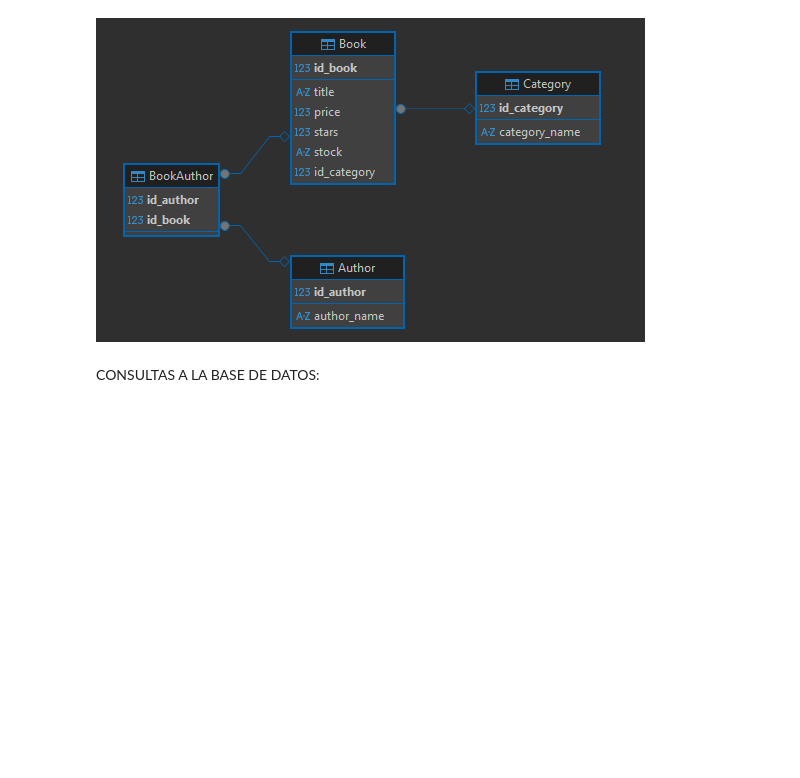
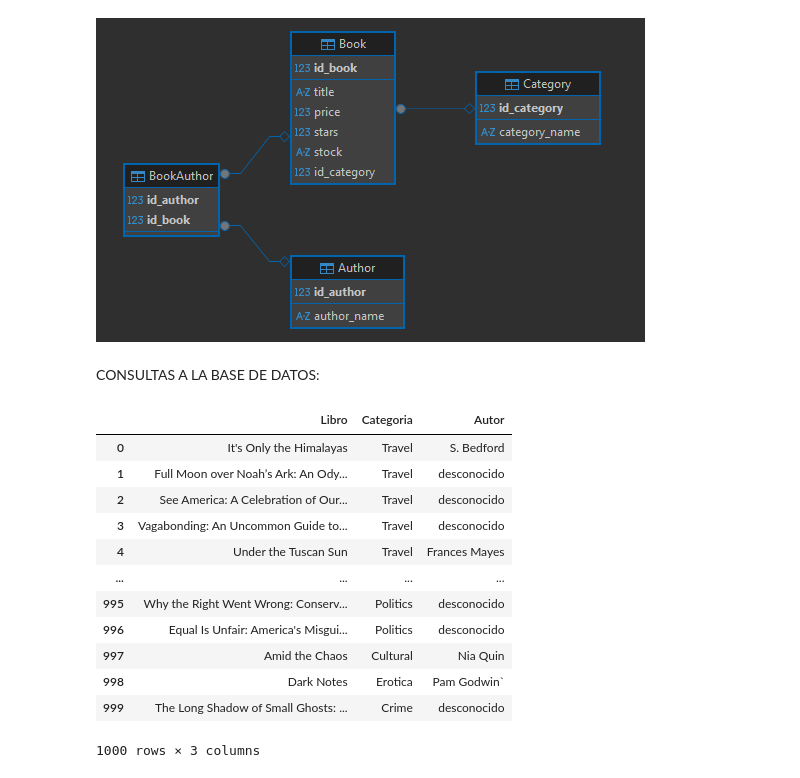
Before and after one commit to SadCloud03/Scraper_proyect, a Jupyter notebook: Scraper.ipynb, the cells around one changed output. Drawn from its saved outputs; the diff is of its cells as text; code cells hidden in the pictures; blank space fills up the shorter version.

```diff
--- a/Scraper.ipynb
+++ b/Scraper.ipynb
@@ -247,28 +245,41 @@ CONSULTAS A LA BASE DE DATOS:
 # %%
 # ----- CONSULTAS 1 (Listar todos los libros con su categoria y autor) ------
 import sqlite3
+import pandas as pd
 
 conexion = sqlite3.connect('Books_to_scrape.db')
-cursor = conexion.cursor()
 
-cursor.execute("""
+
+query = ("""
 SELECT
     Book.title AS Libro,
     Category.category_name AS Categoria,
     Author.author_name AS Autor
 FROM
     Book
 JOIN Category ON Category.id_category = Book.id_category
 JOIN BookAuthor ON BookAuthor.id_book = Book.id_book
 JOIN Author ON Author.id_author = BookAuthor.id_author;
 """)
 
-consulta = cursor.fetchall()
+df = pd.read_sql_query(query, conexion)
+conexion.close()
 
-for fila in consulta:
-    print(fila)
-
-conexion.close()
+display(df)
+# %% [output]
+|  | Libro | Categoria | Autor |
+| 0 | It's Only the Himalayas | Travel | S. Bedford |
+| 1 | Full Moon over Noah’s Ark: An Ody... | Travel | desconocido |
+| 2 | See America: A Celebration of Our... | Travel | desconocido |
+| 3 | Vagabonding: An Uncommon Guide to... | Travel | desconocido |
+| 4 | Under the Tuscan Sun | Travel | Frances Mayes |
+| ... | ... | ... | ... |
+| 995 | Why the Right Went Wrong: Conserv... | Politics | desconocido |
+| 996 | Equal Is Unfair: America's Misgui... | Politics | desconocido |
+| 997 | Amid the Chaos | Cultural | Nia Quin |
+| 998 | Dark Notes | Erotica | Pam Godwin` |
+| 999 | The Long Shadow of Small Ghosts: ... | Crime | desconocido |
+1000 rows × 3 columns
 # %%
 # ----- CONSULTA 2 (mostrar libros sin autores definidos) -----
 import sqlite3
```
Also changed, not shown: parts of 6 cells of this notebook, 2 other files.
